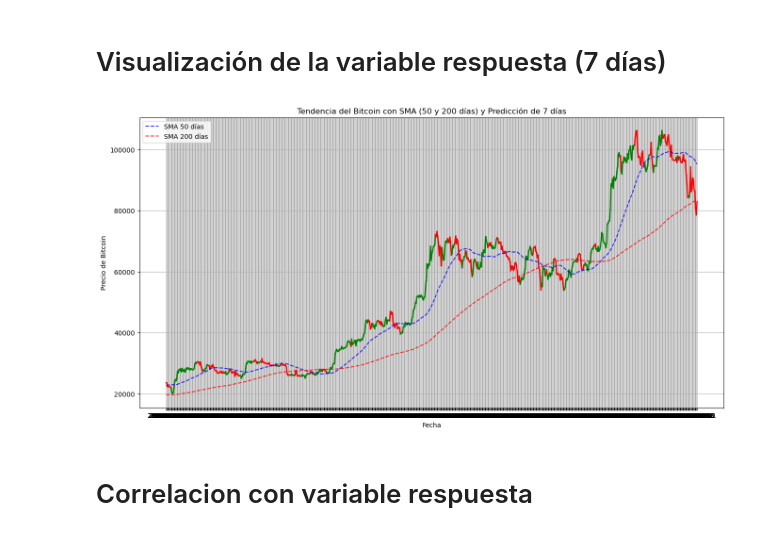
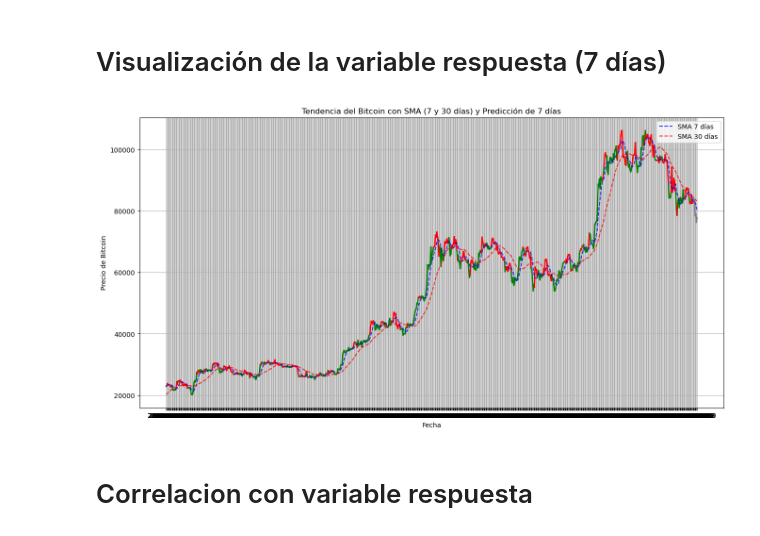
Before and after one commit to rosagomezzgil/c2425-R6, a Jupyter notebook: src/analisis/Visualización_variable_respuesta.ipynb, the cells around one changed output. Drawn from its saved outputs; the diff is of its cells as text; code cells hidden in the pictures.

```diff
--- a/src/analisis/Visualización_variable_respuesta.ipynb
+++ b/src/analisis/Visualización_variable_respuesta.ipynb
@@ -27,37 +27,37 @@ df
 # %%
 # Crear una visualización donde la línea de "close_binance" cambie de color según la tendencia futura
 # Agregando un color adicional para la tendencia neutral
 
 df_plot = df
 # Configurar la figura
 plt.figure(figsize=(16, 8))
 
 # Recorrer el dataset para cambiar el color del precio de cierre según la tendencia
 for i in range(1, len(df_plot)):
     if df_plot.iloc[i]['tendencia_futura_7d'] == 1:
         color = 'green'  # Alcista
     elif df_plot.iloc[i]['tendencia_futura_7d'] == -1:
         color = 'red'  # Bajista
     else:
         color = 'gray'  # Neutral
 
     plt.plot(df_plot['timestamp'].iloc[i-1:i+1], df_plot['close_binance'].iloc[i-1:i+1], color=color, linewidth=2)
 
 # Graficar las medias móviles
-plt.plot(df_plot['timestamp'], df_plot['SMA_50_binance'], label="SMA 50 días", linestyle="dashed", color="blue", alpha=0.8)
-plt.plot(df_plot['timestamp'], df_plot['SMA_200_binance'], label="SMA 200 días", linestyle="dashed", color="red", alpha=0.8)
+plt.plot(df_plot['timestamp'], df_plot['SMA_7_binance'], label="SMA 7 días", linestyle="dashed", color="blue", alpha=0.8)
+plt.plot(df_plot['timestamp'], df_plot['SMA_30_binance'], label="SMA 30 días", linestyle="dashed", color="red", alpha=0.8)
 
 # Configuración de la gráfica
 plt.xlabel("Fecha")
 plt.ylabel("Precio de Bitcoin")
-plt.title("Tendencia del Bitcoin con SMA (50 y 200 días) y Predicción de 7 días")
+plt.title("Tendencia del Bitcoin con SMA (7 y 30 días) y Predicción de 7 días")
 plt.legend()
 plt.grid()
 
 # Mostrar la gráfica mejorada con colores en la línea de precio
 plt.show()
 # %% [output]
-[figure, old version]
+[figure, new version]
 # %% [markdown]
 # Correlacion con variable respuesta
 # %%
```
Also changed, not shown: parts of 3 cells of this notebook, 7 other files.
